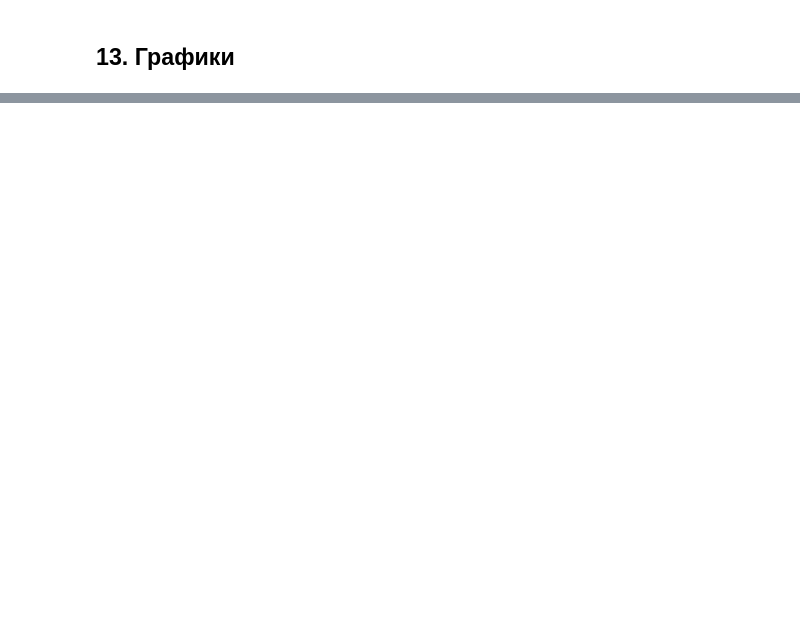
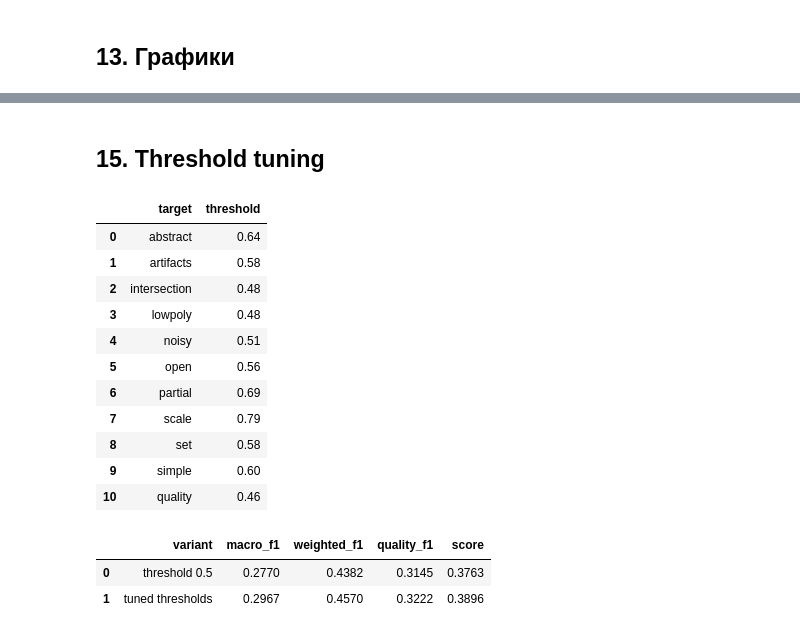
Before and after one commit to gasich27/AI-Challenge-2026-MainStage, a Jupyter notebook: pointnetpp_baseline.ipynb, the cells around one changed output, grey strips where cells are left out. Saved outputs shown, nothing was run; the diff lists cells and outputs as text; code cells hidden in the pictures; blank space fills up the shorter version.

Commit message:
threshold tuning

```diff
--- a/pointnetpp_baseline.ipynb
+++ b/pointnetpp_baseline.ipynb
@@ -476,0 +527,73 @@ plt.show()
+# %% [markdown]
+## 15. Threshold tuning
+# %%
+threshold_grid = np.arange(0.05, 0.96, 0.01)
+best_thresholds = []
+
+for column_index in range(len(target_columns)):
+    target = val_targets[:, column_index]
+    probabilities = val_probabilities[:, column_index]
+
+    scores = [
+        f1_score(
+            target,
+            probabilities >= threshold,
+            zero_division=0
+        )
+        for threshold in threshold_grid
+    ]
+
+    best_thresholds.append(threshold_grid[np.argmax(scores)])
+
+best_thresholds = np.array(best_thresholds)
+
+pd.DataFrame({
+    'target': target_columns,
+    'threshold': best_thresholds
+}).round(2)
+# %% [output]
+|  | target | threshold |
+| 0 | abstract | 0.64 |
+| 1 | artifacts | 0.58 |
+| 2 | intersection | 0.48 |
+| 3 | lowpoly | 0.48 |
+| 4 | noisy | 0.51 |
+| 5 | open | 0.56 |
+| 6 | partial | 0.69 |
+| 7 | scale | 0.79 |
+| 8 | set | 0.58 |
+| 9 | simple | 0.60 |
+| 10 | quality | 0.46 |
+# %%
+tuned_predictions = (
+    val_probabilities >= best_thresholds
+).astype(int)
+
+tuned_class_f1 = f1_score(
+    val_targets,
+    tuned_predictions,
+    average=None,
+    zero_division=0
+)
+tuned_weighted_f1 = f1_score(
+    val_targets[:, :10],
+    tuned_predictions[:, :10],
+    average='weighted',
+    zero_division=0
+)
+tuned_quality_f1 = tuned_class_f1[-1]
+tuned_score = (tuned_weighted_f1 + tuned_quality_f1) / 2
+
+comparison = pd.DataFrame({
+    'variant': ['threshold 0.5', 'tuned thresholds'],
+    'macro_f1': [metrics['macro_f1'], tuned_class_f1.mean()],
+    'weighted_f1': [metrics['weighted_f1'], tuned_weighted_f1],
+    'quality_f1': [metrics['quality_f1'], tuned_quality_f1],
+    'score': [metrics['score'], tuned_score]
+})
+
+comparison.round(4)
+# %% [output]
+|  | variant | macro_f1 | weighted_f1 | quality_f1 | score |
+| 0 | threshold 0.5 | 0.2770 | 0.4382 | 0.3145 | 0.3763 |
+| 1 | tuned thresholds | 0.2967 | 0.4570 | 0.3222 | 0.3896 |
```
Also changed, not shown: parts of 7 cells of this notebook.
